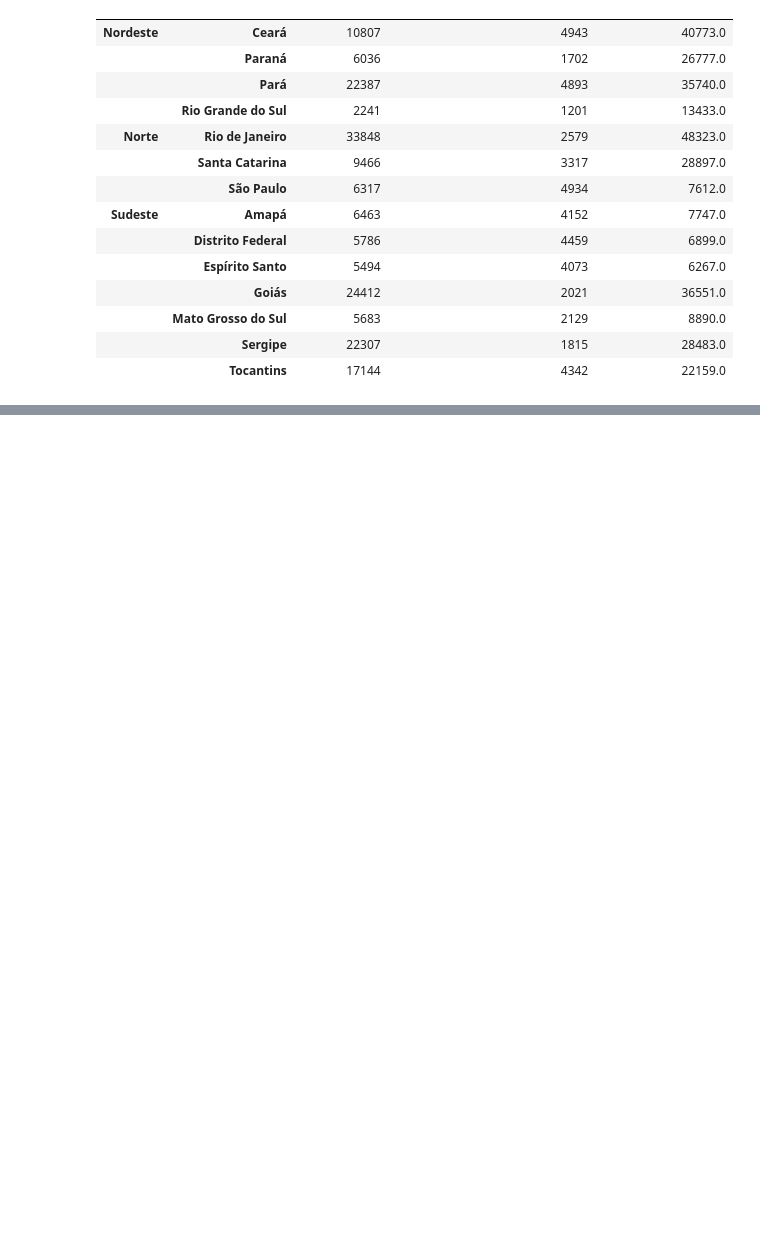
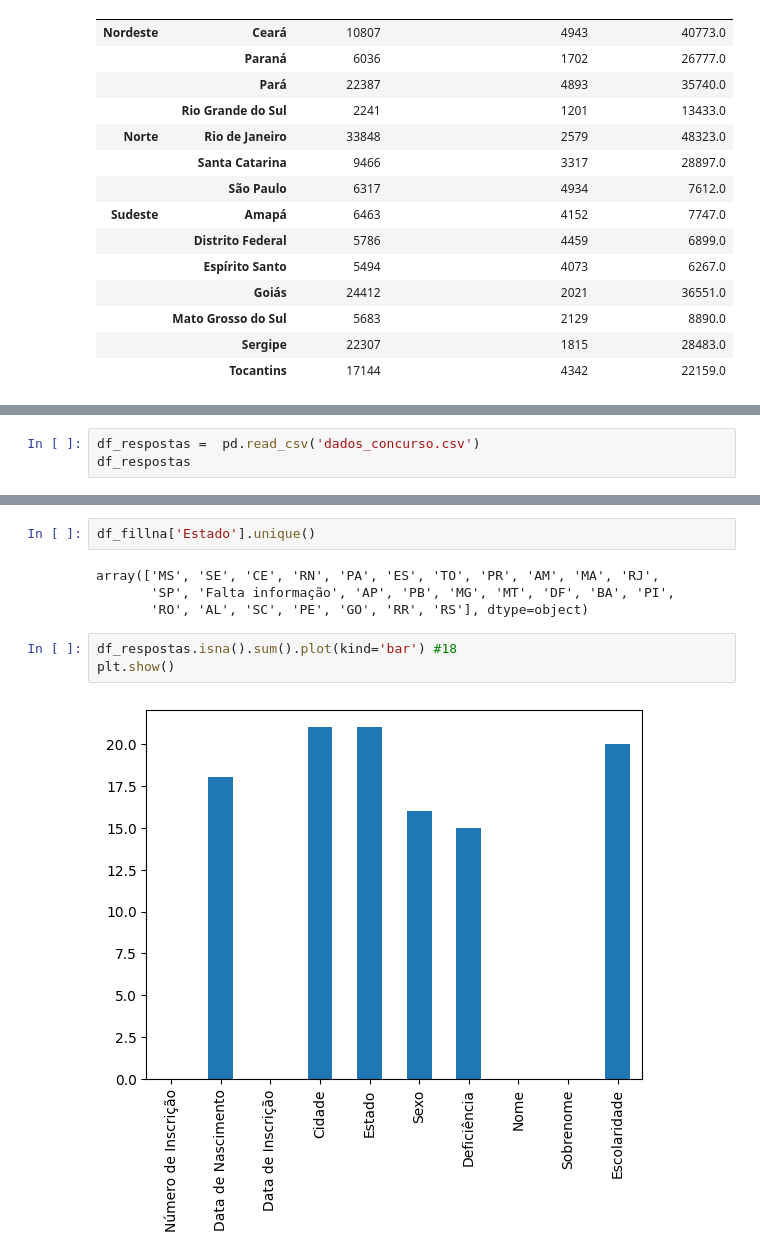
Before and after one commit to dsreliete/Womakerscode-DA-colabs, a Jupyter notebook: [Notebook]_Python_para_Dados_Pandas.ipynb, the cells around one changed output, grey strips where cells are left out. Saved outputs shown, nothing was run; the diff lists cells and outputs as text; blank space fills up the shorter version.

```diff
--- a/[Notebook]_Python_para_Dados_Pandas.ipynb
+++ b/[Notebook]_Python_para_Dados_Pandas.ipynb
@@ -1057,0 +1057,3 @@ df_5.iloc[0:3, :4] #busca igual de lista: o ultimo menos 1
+# %%
+df_respostas =  pd.read_csv('dados_concurso.csv')
+df_respostas
@@ -1057,0 +1091,11 @@ df_5.iloc[0:3, :4] #busca igual de lista: o ultimo menos 1
+# %%
+df_fillna['Estado'].unique()
+# %% [output]
+array(['MS', 'SE', 'CE', 'RN', 'PA', 'ES', 'TO', 'PR', 'AM', 'MA', 'RJ',
+       'SP', 'Falta informação', 'AP', 'PB', 'MG', 'MT', 'DF', 'BA', 'PI',
+       'RO', 'AL', 'SC', 'PE', 'GO', 'RR', 'RS'], dtype=object)
+# %%
+df_respostas.isna().sum().plot(kind='bar') #18
+plt.show()
+# %% [output]
+[figure, added]
```
Also changed, not shown: parts of 16 cells of this notebook.
